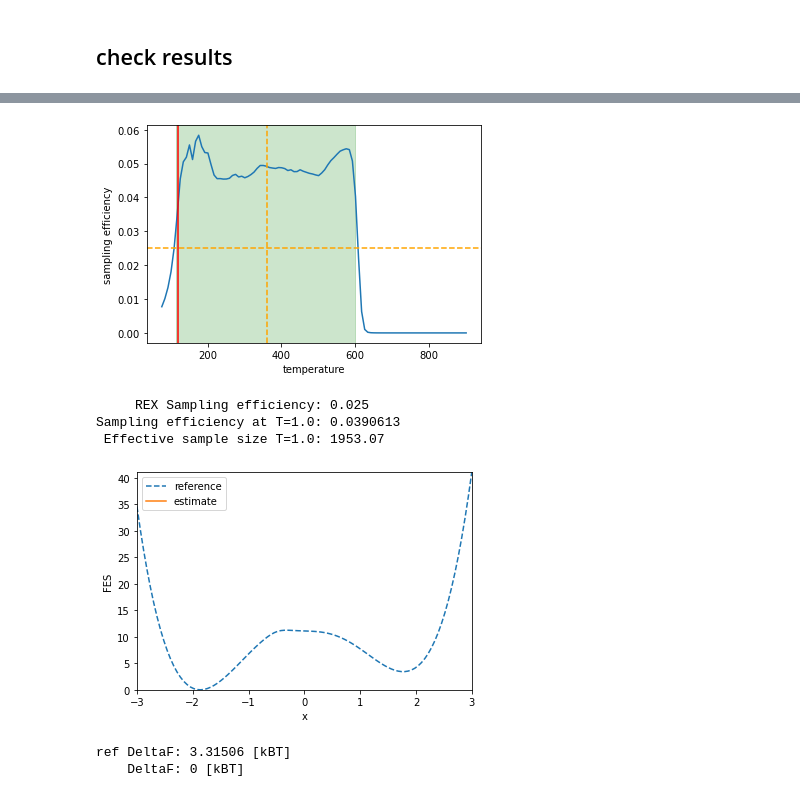
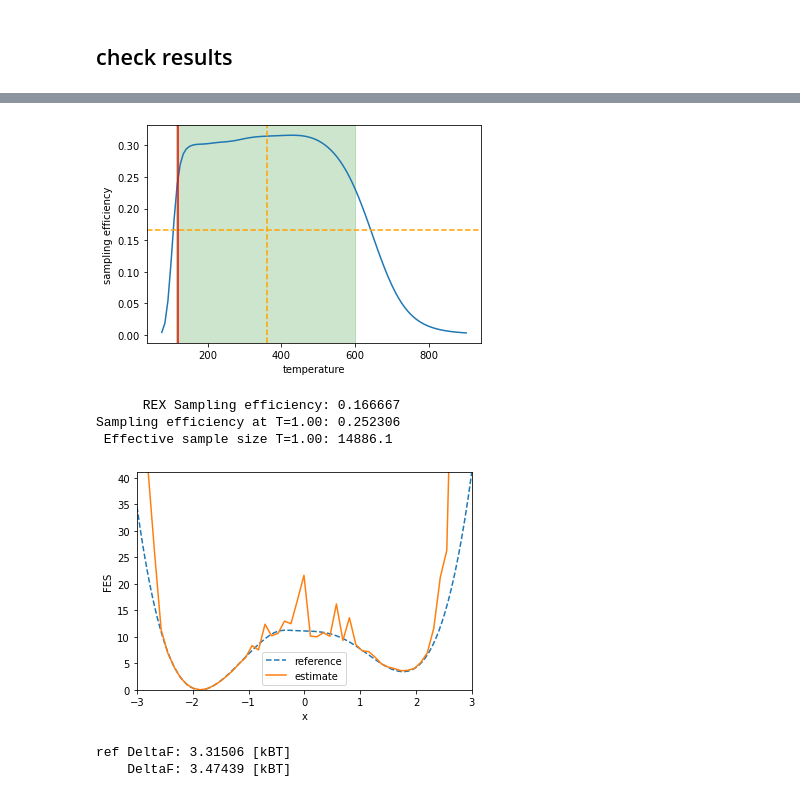
Before and after one commit to invemichele/learned-replica-exchange, a Jupyter notebook: dw/OPES-dw.ipynb, the cells around one changed output, grey strips where cells are left out. Saved outputs shown, nothing was run; the diff lists cells and outputs as text; code cells hidden in the pictures.

```diff
--- a/dw/OPES-dw.ipynb
+++ b/dw/OPES-dw.ipynb
@@ -8,9 +10,7 @@ how will it be compared to REX?
 import numpy as np
 
 import matplotlib.pyplot as plt
-plt.rcParams['figure.figsize'] = [10, 5]
 from IPython.display import clear_output
-from tqdm.auto import trange, tqdm
 # %%
 import openmm
 from openmm import unit
@@ -161,16 +32,15 @@ modelMD.dim, modelMD.positions.shape, modelMD.base_dim
 # %%
 %%time
-#setup target parameters
-temp = (highT+lowT)/2
-Tmin = lowT - (highT+lowT)/100
-Tmax = highT
-temp_steps = n_temps
+#setup OPES
+temp = (T_high + T_low) / 2 #not the optimal choice
+Tmin = T_low - (T_high+T_low)/100 #slightly lower Tmin for better Neff
+Tmax = T_high
 
 #initialize useful variables
 beta = 1/temp/kB
-temperatures = np.geomspace(Tmin, Tmax, temp_steps)
-df_size = temp_steps
-running_df = np.zeros(temp_steps)
+temperatures = np.geomspace(Tmin, Tmax, n_temps)
+df_size = len(temperatures)
+running_df = np.zeros(df_size)
 rct = 0
 counter = 1
 
@@ -182,6 +52,7 @@ simulation.context.setPositions(modelMD.positions)
 
 #equilibrate the system and intialize the DeltaFs
 n_equil = 1000
+print('equilibration...', end='\r')
 simulation.step(pace*n_equil)
 ener = np.zeros(n_equil)
 for n in range(n_equil):
@@ -195,10 +66,9 @@ for i in range(df_size):
 equil_pos = simulation.context.getState(getPositions=True).getPositions()
 
 #print some info
-plt.hist(ener, bins='auto')
-plt.show()
 with np.printoptions(precision=2):
     print('Temperatures:', temperatures*kB)
-    print('Initial DeltaFs:', running_df)
-    print('Mean energy:', mean_ener)
+    # print('Initial DeltaFs:', running_df)
+print('Mean energy:', mean_ener)
+print()
 # %% [output]
@@ -290,7 +114,7 @@ modelOPES.system.getForces()
 %%time
 # OPES biased MD run
 
-n_iter = 10_000 * min(15, len(temperatures))
+n_iter = 10_000 * min(10, len(temperatures)) #runs can be shorter than the equivalent REX
 integrator = openmm.LangevinIntegrator(temp*unit.kelvin, 10./unit.picosecond, 0.005*unit.picosecond)
 simulation = openmm.app.Simulation(modelOPES.topology, modelOPES.system, integrator)
 simulation.context.setPositions(equil_pos)
@@ -320,9 +144,8 @@ for n in range(n_iter):
     # print info
     if (n+1) % (n_iter//10) == 0:
         clear_output(wait=True)
-        plot_mueller(data[:n+1])
-        plt.plot(ener, '.')
-        plt.show()
-    print(f'sampling...  {n/n_iter:.2%}, beta*df[0] = {beta*running_df[0]:g}, beta*df[-1] = {beta*running_df[-1]:g}', end='\r')
-#     print(f'sampling...  {n/n_iter:.1%}  bias={bias[n]}',end='\r')[0,:2]
+        plot_doublewell(data[:n+1])
+        # plt.plot(ener, '.')
+        # plt.show()
+    print(f'sampling...  {n/n_iter:.3%}', end='\r')
 # %% [output]
@@ -361,36 +181,36 @@ if df_size<10:
 # %%
-transient = 100_000
+transient = 1_000
 myT = 1/kB
 myx = data[transient:,0]
 mybias = bias[transient:]
 myener = ener[transient:]
 
 def sampling_efficiency(logw):
     return np.exp(2*np.logaddexp.reduce(logw)-np.logaddexp.reduce(2*logw))/len(logw)
 
 temp_range = np.linspace(Tmin/1.5, Tmax*1.5, 100)
 SEs = np.array([ sampling_efficiency(beta*((1-temp/t)*myener+mybias)) for t in temp_range])
 plt.plot(temp_range, SEs)
 plt.axhline(1/len(temperatures), ls='--', c='orange')
 plt.axvspan(Tmin, Tmax, color='green', alpha=0.2)
 plt.axvline(x=temp, ls='--', c='orange')
 plt.axvline(x=myT, c='red')
 plt.xlabel("temperature")
 plt.ylabel("sampling efficiency")
 # plt.ylim(0,1)
 plt.show()
 
 logw = beta * ((1 - temp / myT) * myener + mybias)
-print(f'     REX Sampling efficiency: {1/len(temperatures):g}')
-print(f'Sampling efficiency at T={myT*kB}: {sampling_efficiency(logw):g}')
-print(f' Effective sample size T={myT*kB}: {sampling_efficiency(logw)*len(logw):g}')
+print(f'      REX Sampling efficiency: {1/len(temperatures):g}')
+print(f'Sampling efficiency at T={myT*kB:.2f}: {sampling_efficiency(logw):g}')
+print(f' Effective sample size T={myT*kB:.2f}: {sampling_efficiency(logw)*len(logw):g}')
 
 plot_fes(myx, w=np.exp(logw), temp=myT)
 # %% [output]
-[figure, old version]
+[figure, new version]
-     REX Sampling efficiency: 0.025
-Sampling efficiency at T=1.0: 0.0390613
- Effective sample size T=1.0: 1953.07
+      REX Sampling efficiency: 0.166667
+Sampling efficiency at T=1.00: 0.252306
+ Effective sample size T=1.00: 14886.1
-[figure, old version]
+[figure, new version]
 ref DeltaF: 3.31506 [kBT]
-    DeltaF: 0 [kBT]
+    DeltaF: 3.47439 [kBT]
```
Also changed, not shown: parts of 16 cells of this notebook, 3 other files.
